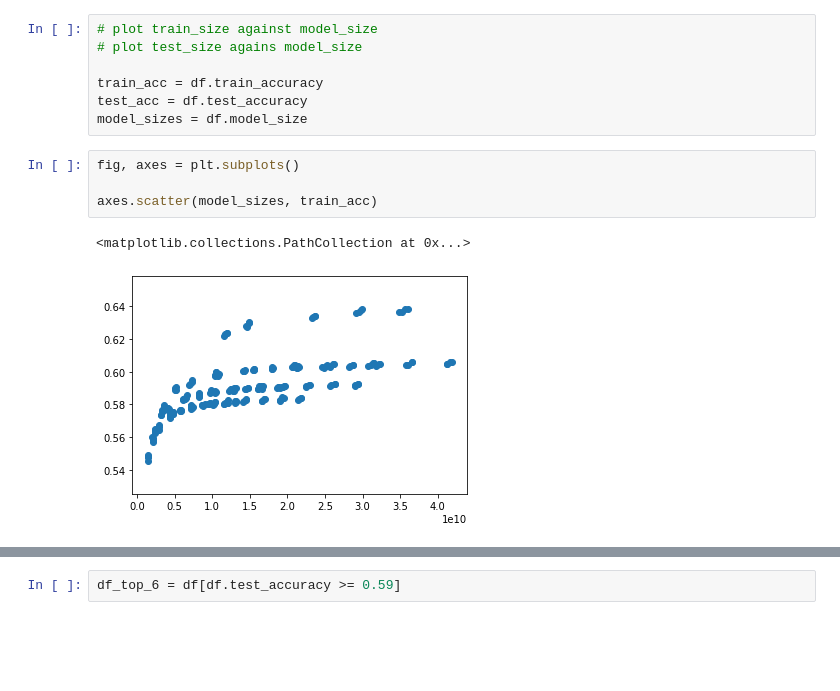
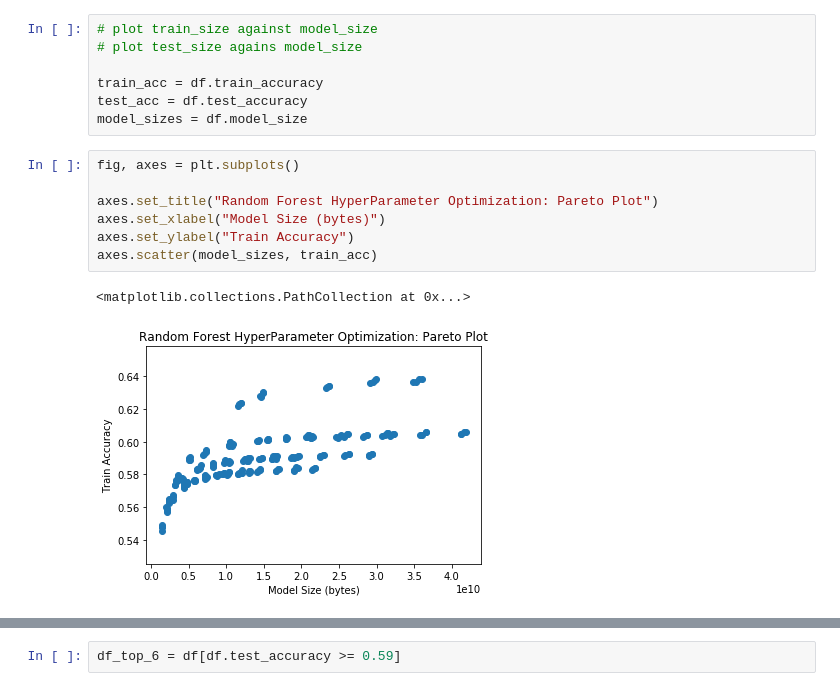
Before and after one commit to teliov/thesis-notebooks, a Jupyter notebook: 00_results_eval/rf_grid_search.ipynb, the cells around one changed output, grey strips where cells are left out. Drawn from its saved outputs; the diff is of its cells as text; blank space fills up the shorter version.

```diff
--- a/00_results_eval/rf_grid_search.ipynb
+++ b/00_results_eval/rf_grid_search.ipynb
@@ -150,7 +150,10 @@ model_sizes = df.model_size
 # %%
 fig, axes = plt.subplots()
 
+axes.set_title("Random Forest HyperParameter Optimization: Pareto Plot")
+axes.set_xlabel("Model Size (bytes)")
+axes.set_ylabel("Train Accuracy")
 axes.scatter(model_sizes, train_acc)
 # %% [output]
 <matplotlib.collections.PathCollection at 0x...>
-[figure, old version]
+[figure, new version]
```
Also changed, not shown: parts of 6 cells of this notebook, 3 other files.
